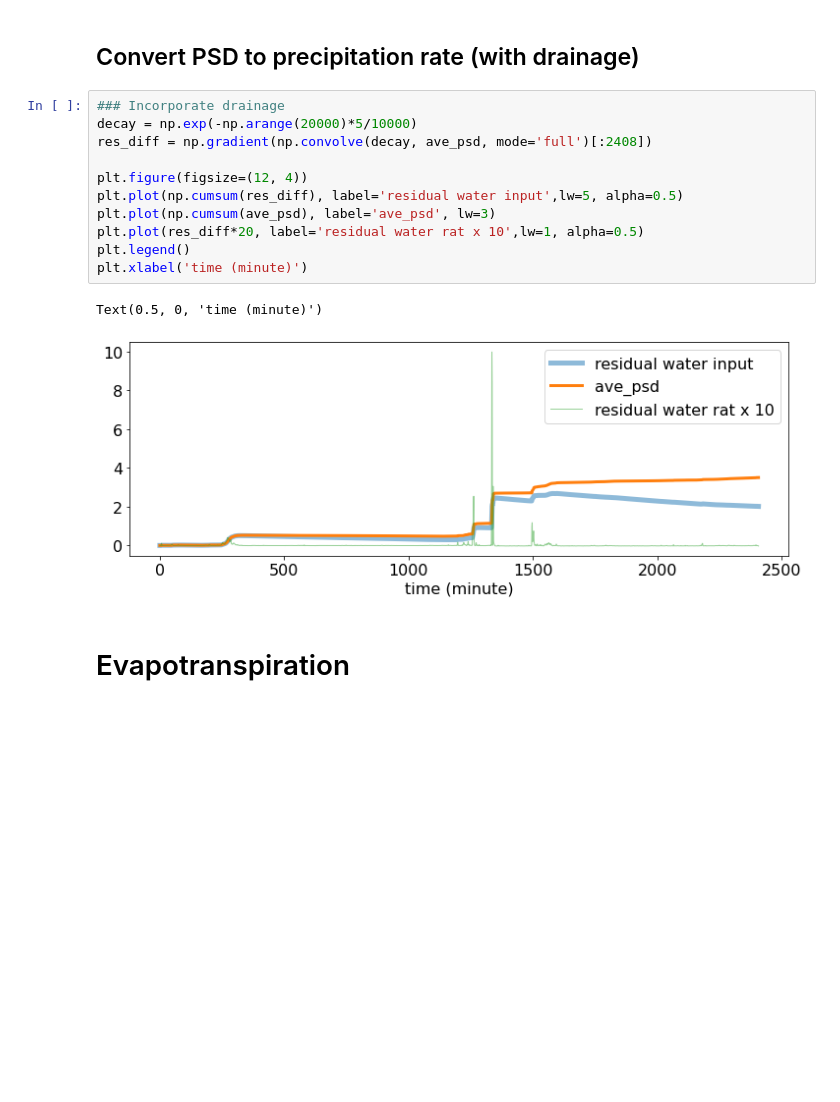
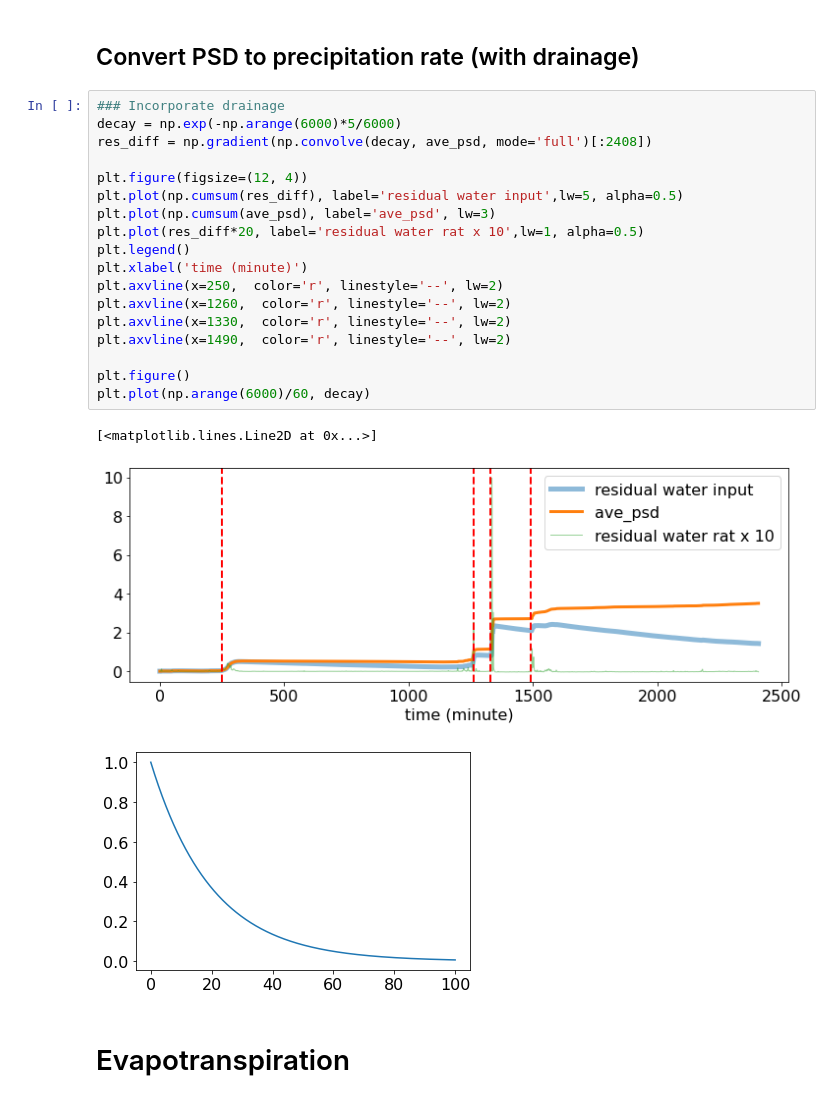
Before and after one commit to Denolle-Lab/FarmDAS, a Jupyter notebook: dvv_and_model/Fig2_soil_moisture_model.ipynb, the cells around one changed output. Drawn from its saved outputs; the diff is of its cells as text; blank space fills up the shorter version.

```diff
--- a/dvv_and_model/Fig2_soil_moisture_model.ipynb
+++ b/dvv_and_model/Fig2_soil_moisture_model.ipynb
@@ -181,18 +181,26 @@ plt.legend()
 ## Convert PSD to precipitation rate (with drainage)
 # %%
 ### Incorporate drainage
-decay = np.exp(-np.arange(20000)*5/10000)
+decay = np.exp(-np.arange(6000)*5/6000)
 res_diff = np.gradient(np.convolve(decay, ave_psd, mode='full')[:2408])
 
 plt.figure(figsize=(12, 4))
 plt.plot(np.cumsum(res_diff), label='residual water input',lw=5, alpha=0.5)
 plt.plot(np.cumsum(ave_psd), label='ave_psd', lw=3)
 plt.plot(res_diff*20, label='residual water rat x 10',lw=1, alpha=0.5)
 plt.legend()
 plt.xlabel('time (minute)')
+plt.axvline(x=250,  color='r', linestyle='--', lw=2)
+plt.axvline(x=1260,  color='r', linestyle='--', lw=2)
+plt.axvline(x=1330,  color='r', linestyle='--', lw=2)
+plt.axvline(x=1490,  color='r', linestyle='--', lw=2)
+
+plt.figure()
+plt.plot(np.arange(6000)/60, decay)
 # %% [output]
-Text(0.5, 0, 'time (minute)')
+[<matplotlib.lines.Line2D at 0x...>]
-[figure, old version]
+[figure, new version]
+[figure, added]
 # %% [markdown]
 # Evapotranspiration
 # %% [markdown]
```
Also changed, not shown: parts of 1 cell of this notebook, 1 other file.
